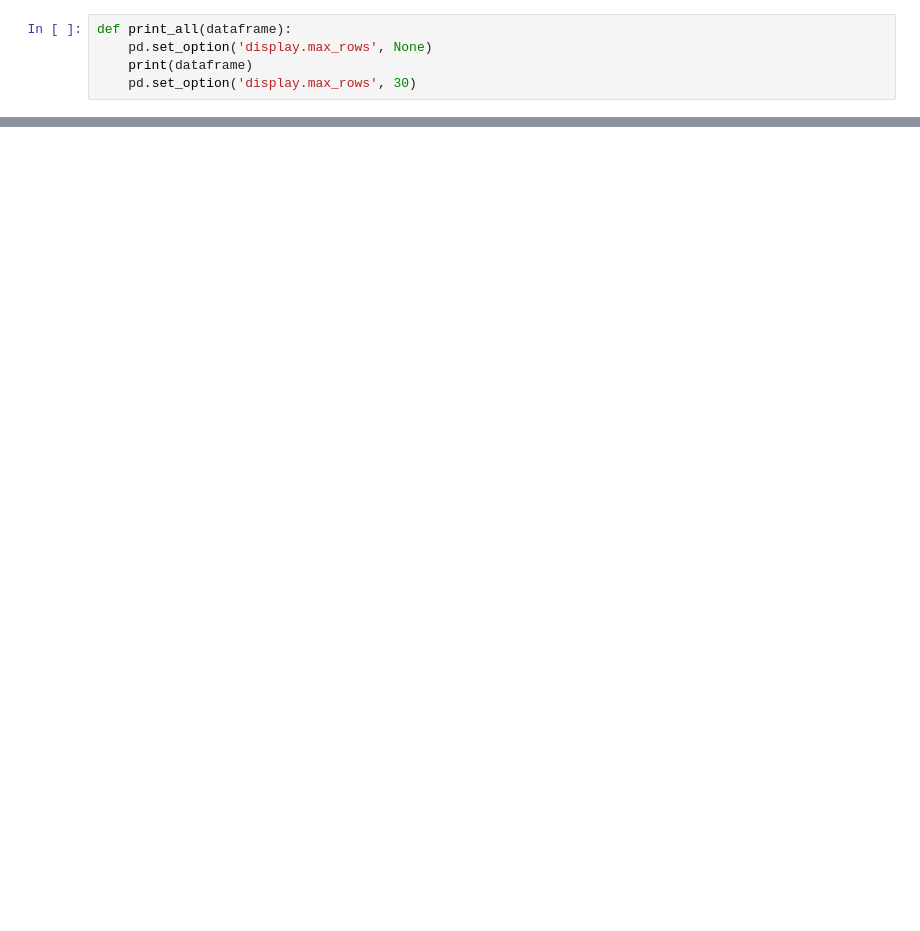
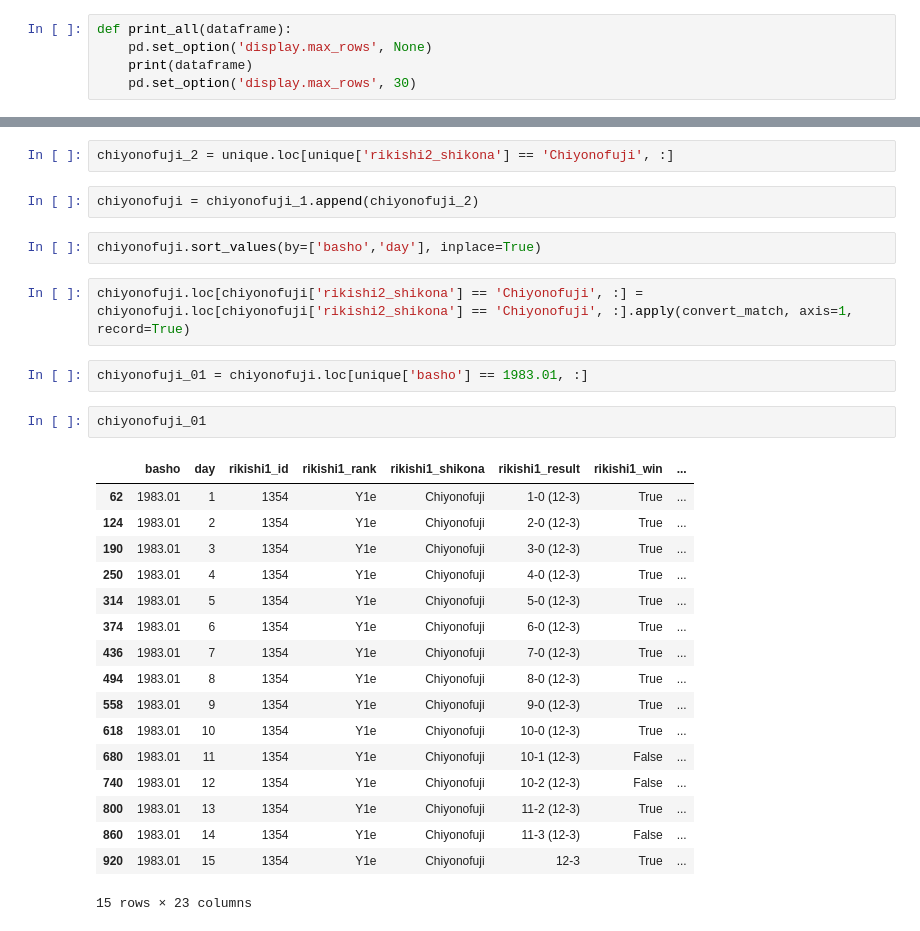
Before and after one commit to JimmyLamothe/SumoStats, a Jupyter notebook: sumo_experiments.ipynb, the cells around one changed output, grey strips where cells are left out. Drawn from its saved outputs; the diff is of its cells as text; blank space fills up the shorter version.

```diff
--- a/sumo_experiments.ipynb
+++ b/sumo_experiments.ipynb
@@ -451,0 +316,30 @@ Name: victory, Length: 120, dtype: float64
+# %%
+chiyonofuji_2 = unique.loc[unique['rikishi2_shikona'] == 'Chiyonofuji', :]
+# %%
+chiyonofuji = chiyonofuji_1.append(chiyonofuji_2)
+# %%
+chiyonofuji.sort_values(by=['basho','day'], inplace=True)
+# %%
+chiyonofuji.loc[chiyonofuji['rikishi2_shikona'] == 'Chiyonofuji', :] = chiyonofuji.loc[chiyonofuji['rikishi2_shikona'] == 'Chiyonofuji', :].apply(convert_match, axis=1, record=True)
+# %%
+chiyonofuji_01 = chiyonofuji.loc[unique['basho'] == 1983.01, :]
+# %%
+chiyonofuji_01
+# %% [output]
+|  | basho | day | rikishi1_id | rikishi1_rank | rikishi1_shikona | rikishi1_result | rikishi1_win | ... |
+| 62 | 1983.01 | 1 | 1354 | Y1e | Chiyonofuji | 1-0 (12-3) | True | ... |
+| 124 | 1983.01 | 2 | 1354 | Y1e | Chiyonofuji | 2-0 (12-3) | True | ... |
+| 190 | 1983.01 | 3 | 1354 | Y1e | Chiyonofuji | 3-0 (12-3) | True | ... |
+| 250 | 1983.01 | 4 | 1354 | Y1e | Chiyonofuji | 4-0 (12-3) | True | ... |
+| 314 | 1983.01 | 5 | 1354 | Y1e | Chiyonofuji | 5-0 (12-3) | True | ... |
+| 374 | 1983.01 | 6 | 1354 | Y1e | Chiyonofuji | 6-0 (12-3) | True | ... |
+| 436 | 1983.01 | 7 | 1354 | Y1e | Chiyonofuji | 7-0 (12-3) | True | ... |
+| 494 | 1983.01 | 8 | 1354 | Y1e | Chiyonofuji | 8-0 (12-3) | True | ... |
+| 558 | 1983.01 | 9 | 1354 | Y1e | Chiyonofuji | 9-0 (12-3) | True | ... |
+| 618 | 1983.01 | 10 | 1354 | Y1e | Chiyonofuji | 10-0 (12-3) | True | ... |
+| 680 | 1983.01 | 11 | 1354 | Y1e | Chiyonofuji | 10-1 (12-3) | False | ... |
+| 740 | 1983.01 | 12 | 1354 | Y1e | Chiyonofuji | 10-2 (12-3) | False | ... |
+| 800 | 1983.01 | 13 | 1354 | Y1e | Chiyonofuji | 11-2 (12-3) | True | ... |
+| 860 | 1983.01 | 14 | 1354 | Y1e | Chiyonofuji | 11-3 (12-3) | False | ... |
+| 920 | 1983.01 | 15 | 1354 | Y1e | Chiyonofuji | 12-3 | True | ... |
+15 rows × 23 columns
```
Also changed, not shown: parts of 28 cells of this notebook.
